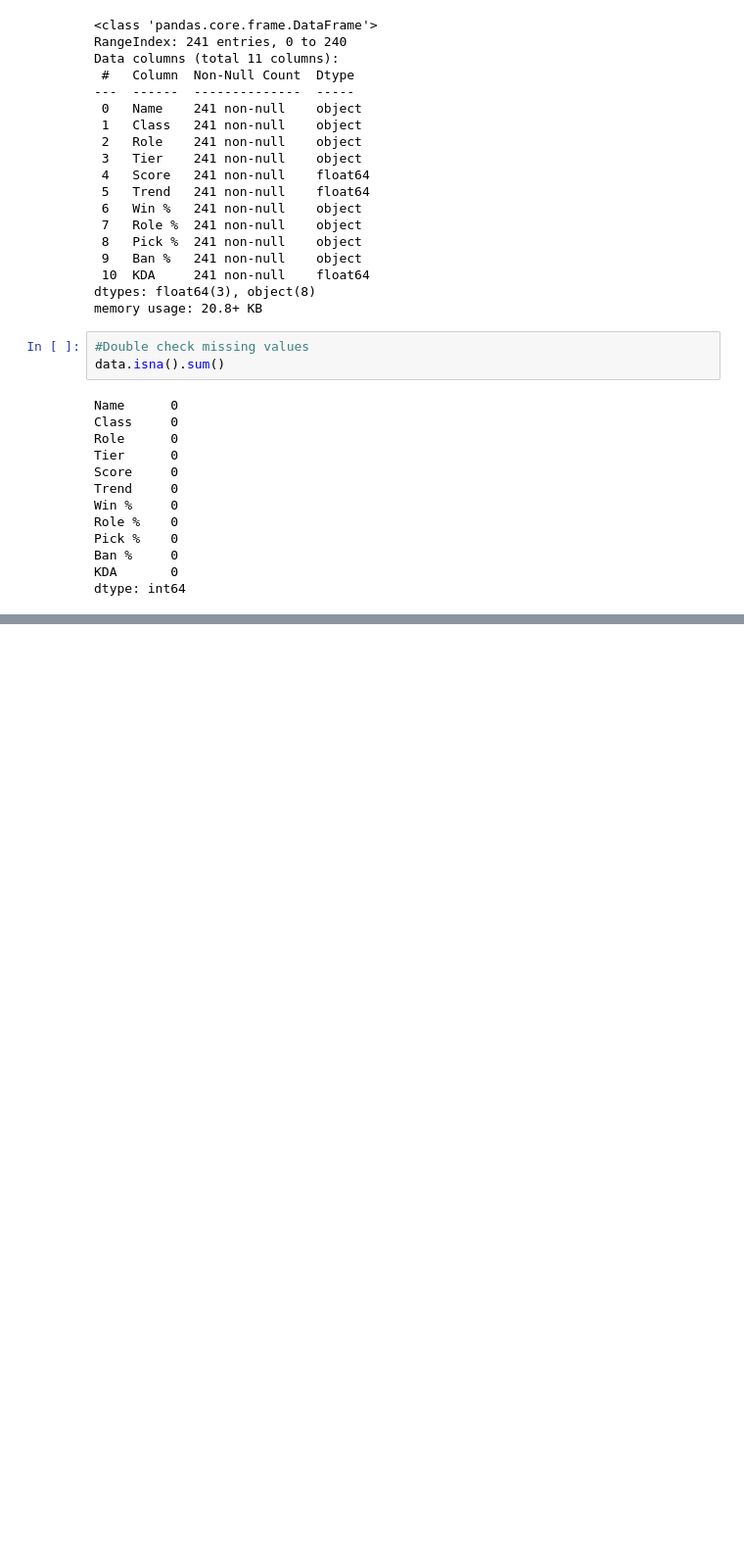
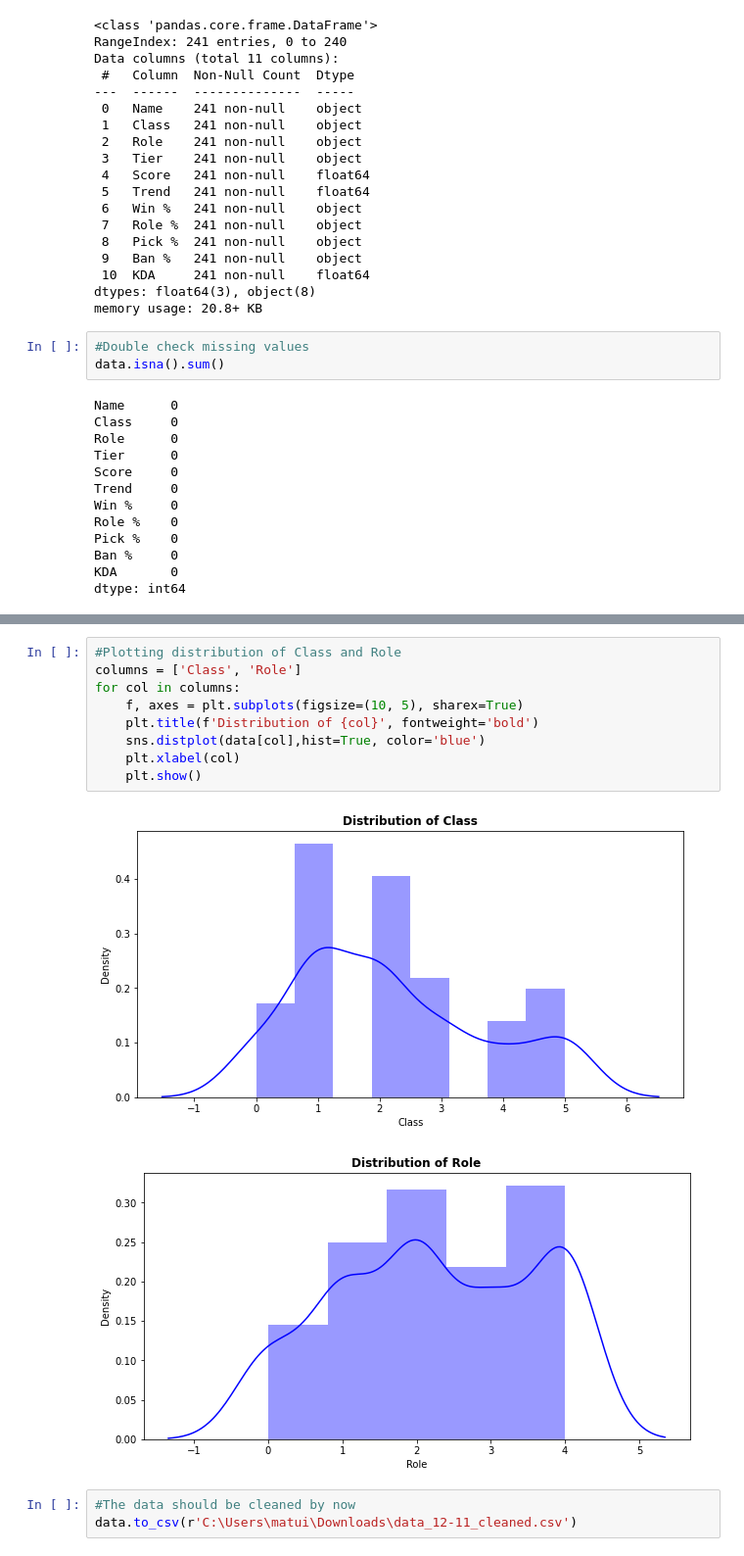
Before and after one commit to mathieujomain/League-of-Legends-champion-tier-prediction---Final-Project, a Jupyter notebook: data_prep.ipynb, the cells around one changed output, grey strips where cells are left out. Shown: that part at 98% size. Cells and saved outputs as stored; diff of their text form; blank space fills up the shorter version.

```diff
--- a/data_prep.ipynb
+++ b/data_prep.ipynb
@@ -75,0 +226,15 @@ data.describe()
+# %%
+#Plotting distribution of Class and Role
+columns = ['Class', 'Role']
+for col in columns:
+    f, axes = plt.subplots(figsize=(10, 5), sharex=True)
+    plt.title(f'Distribution of {col}', fontweight='bold')
+    sns.distplot(data[col],hist=True, color='blue')
+    plt.xlabel(col)
+    plt.show()
+# %% [output]
+[figure, added]
+[figure, added]
+# %%
+#The data should be cleaned by now
+data.to_csv(r'C:\Users\matui\Downloads\data_12-11_cleaned.csv')
```
Also changed, not shown: parts of 17 cells of this notebook, 12 other files.
